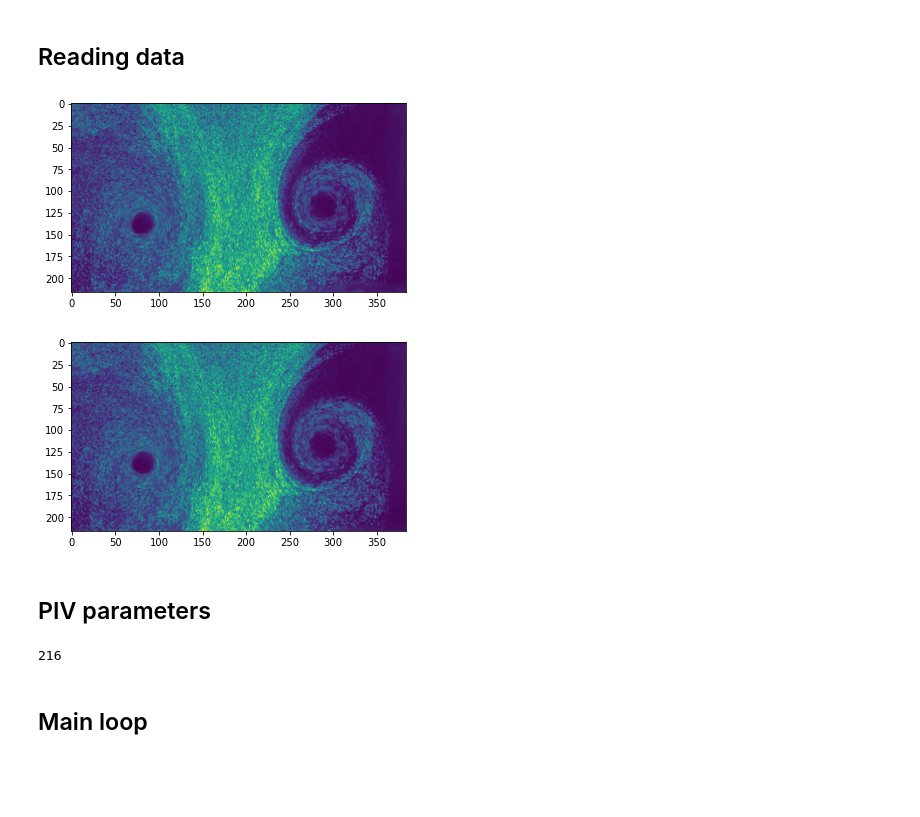
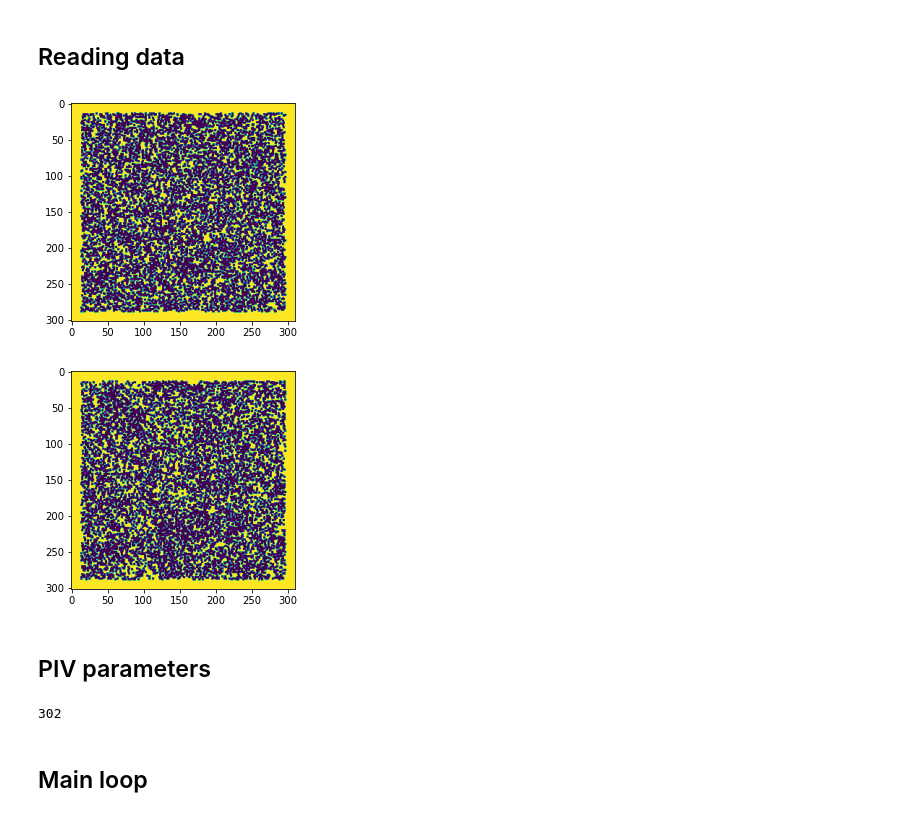
Before and after one commit to jkumarres/ML_Discussion, a Jupyter notebook: PIV/PIV_CrossCorrelation.ipynb, the cells around one changed output. Cells and saved outputs as stored; diff of their text form; code cells hidden in the pictures; blank space fills up the shorter version.

```diff
--- a/PIV/PIV_CrossCorrelation.ipynb
+++ b/PIV/PIV_CrossCorrelation.ipynb
@@ -8,24 +8,24 @@ from scipy import signal
 # %% [markdown]
 ## Reading data
 # %%
-I = cv2.imread('aa1.png')
+I = cv2.imread('AA.png')
 Height, Width, c = I.shape
 
 Frame1 = np.zeros([Height,Width])
 Frame2 = np.zeros([Height,Width])
 
-Frame1[:,:] = I[:,:,1]
+Frame1[:,:] = I[:,:,2]
 
-I = cv2.imread('aa2.png')
+I = cv2.imread('AAA.png')
 Frame2[:,:] = I[:,:,1]
 
 plt.imshow( Frame1 )
 plt.show()
 plt.imshow( Frame2 )
 plt.show()
 # %% [output]
-[figure, old version]
+[figure, new version]
-[figure, old version]
+[figure, new version]
 # %% [markdown]
 ## PIV parameters
 # %%
@@ -35,7 +35,7 @@ StrideLength = 10
 # %%
 Height
 # %% [output]
-216
+302
 # %% [markdown]
 ## Main loop
 # %% [markdown]
```
Also changed, not shown: parts of 3 cells of this notebook, 13 other files.
